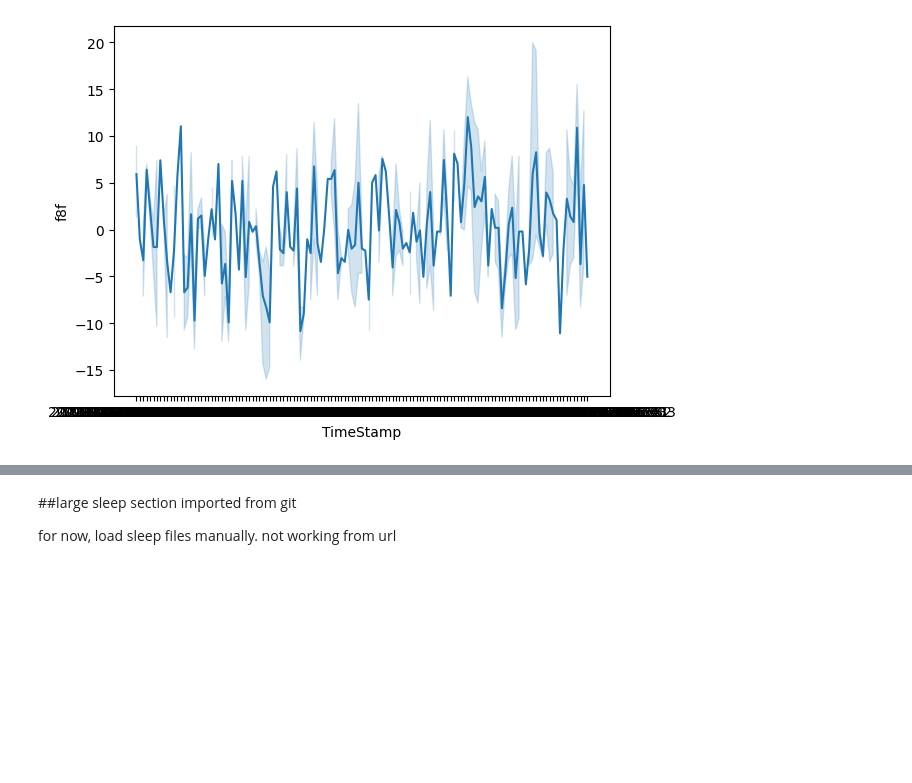
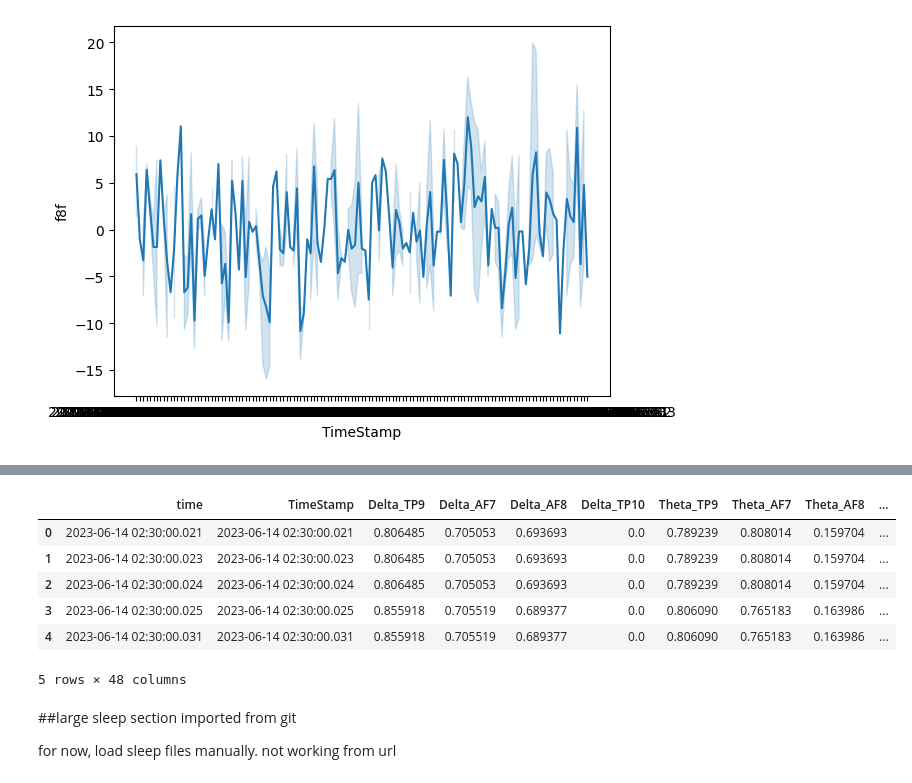
Before and after one commit to travelmail26/projectsleep, a Jupyter notebook: Muse_Processing.ipynb, the cells around one changed output, grey strips where cells are left out. Drawn from its saved outputs; the diff is of its cells as text; code cells hidden in the pictures; blank space fills up the shorter version.

```diff
--- a/Muse_Processing.ipynb
+++ b/Muse_Processing.ipynb
@@ -797,3 +878,13 @@ Name: f8f, dtype: float64
+# %%
+dft_30s.head()
+# %% [output]
+|  | time | TimeStamp | Delta_TP9 | Delta_AF7 | Delta_AF8 | Delta_TP10 | Theta_TP9 | Theta_AF7 | Theta_AF8 | ... |
+| 0 | 2023-06-14 02:30:00.021 | 2023-06-14 02:30:00.021 | 0.806485 | 0.705053 | 0.693693 | 0.0 | 0.789239 | 0.808014 | 0.159704 | ... |
+| 1 | 2023-06-14 02:30:00.023 | 2023-06-14 02:30:00.023 | 0.806485 | 0.705053 | 0.693693 | 0.0 | 0.789239 | 0.808014 | 0.159704 | ... |
+| 2 | 2023-06-14 02:30:00.024 | 2023-06-14 02:30:00.024 | 0.806485 | 0.705053 | 0.693693 | 0.0 | 0.789239 | 0.808014 | 0.159704 | ... |
+| 3 | 2023-06-14 02:30:00.025 | 2023-06-14 02:30:00.025 | 0.855918 | 0.705519 | 0.689377 | 0.0 | 0.806090 | 0.765183 | 0.163986 | ... |
+| 4 | 2023-06-14 02:30:00.031 | 2023-06-14 02:30:00.031 | 0.855918 | 0.705519 | 0.689377 | 0.0 | 0.806090 | 0.765183 | 0.163986 | ... |
+5 rows × 48 columns
 # %% [markdown]
 ##large sleep section imported from git
 
```
Also changed, not shown: parts of 10 cells of this notebook.
